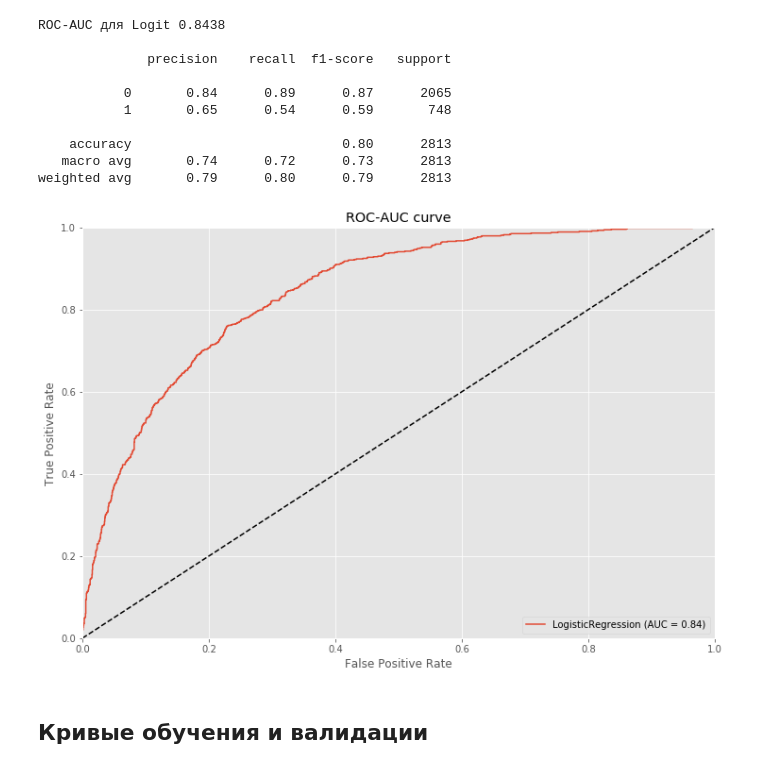
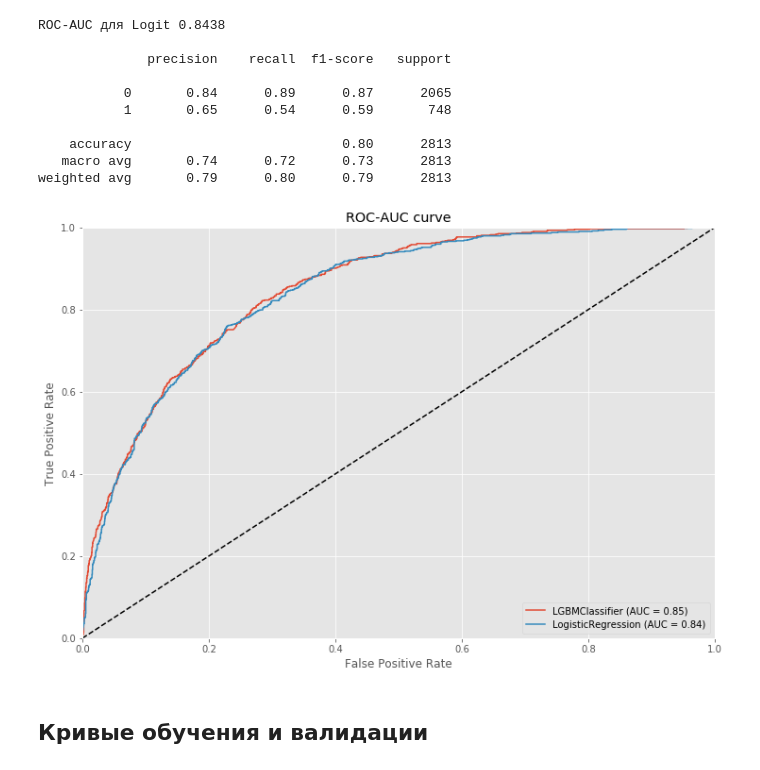
Before and after one commit to ichrnkv/education, a Jupyter notebook: ml/stacking.ipynb, the cells around one changed output. Cells and saved outputs as stored; diff of their text form; code cells hidden in the pictures.

```diff
--- a/ml/stacking.ipynb
+++ b/ml/stacking.ipynb
@@ -282,18 +281,21 @@ lgbm_params = {
     'num_leaves': [10, 50, 100, 150, 200, 300, 500, 750, 1000],
     'min_child_samples': np.arange(5, 50),
     'class_weight': ['balanced', None],
-    'learning_rate':np.arange(0.01, 1)
+    'learning_rate':np.arange(0.1, 1),
+    'bagging_fraction': np.arange(0.5, 1, 0.1),
+    'bagging_freq': np.arange(1, 5),
+    'feature_fraction': np.arange(0.5, 1, 0.1)
 }
 
 
 lgbm_grid = RandomizedSearchCV(
-    estimator=LGBMClassifier(random_state=rs),
+    estimator=LGBMClassifier(metric='roc_auc', random_state=rs),
     scoring='roc_auc',
     param_distributions=lgbm_params,
     cv=skf,
     n_jobs=-1,
     random_state=rs,
-    n_iter=1000
+    n_iter=2000
 )
 
 lgbm_grid.fit(X_train, y_train)
@@ -370,17 +372,19 @@ weighted avg       0.79      0.80      0.79      2813
 # %%
 # roc кривая для logit
 
-plot_roc_curve(final_logit, X_test, y_test)
+lgbm_auc = plot_roc_curve(final_lgbm, X_test, y_test)
+
+plot_roc_curve(final_logit, X_test, y_test, ax=lgbm_auc.ax_)
 plt.title('ROC-AUC curve')
 plt.legend(loc = 'lower right')
 plt.plot([0, 1], [0, 1],'k--')
 plt.xlim([0, 1])
 plt.ylim([0, 1])
 plt.ylabel('True Positive Rate')
 plt.xlabel('False Positive Rate')
 plt.show();
 # %% [output]
-[figure, old version]
+[figure, new version]
 # %% [markdown]
 ## Кривые обучения и валидации
 # %%
```
Also changed, not shown: parts of 9 cells of this notebook.
